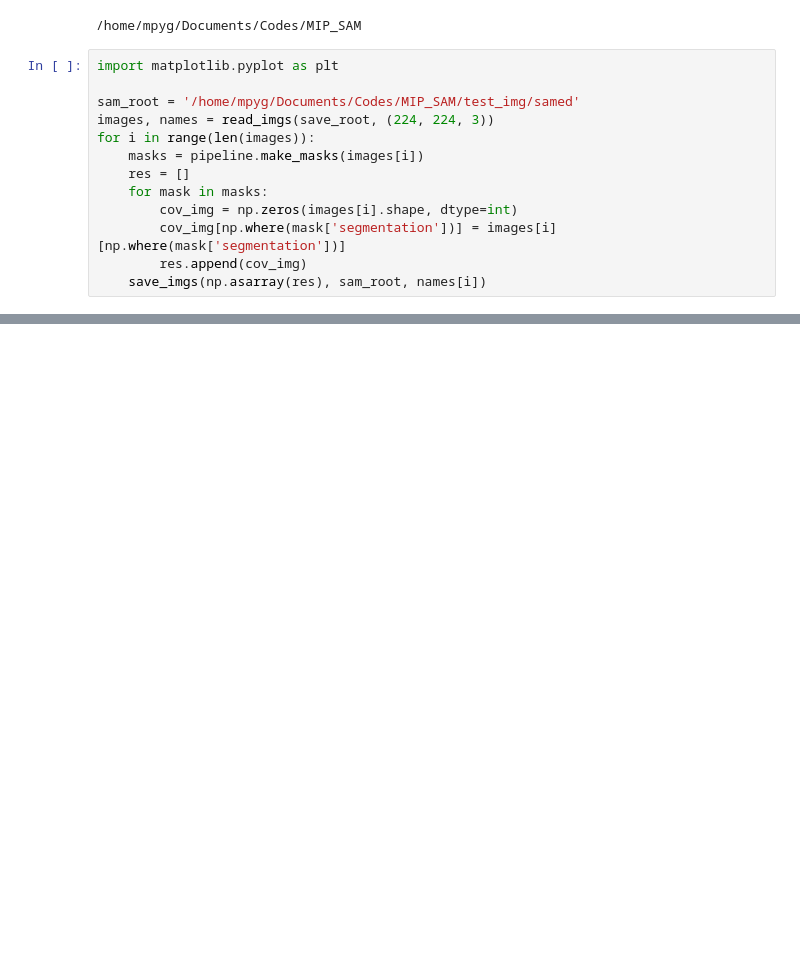
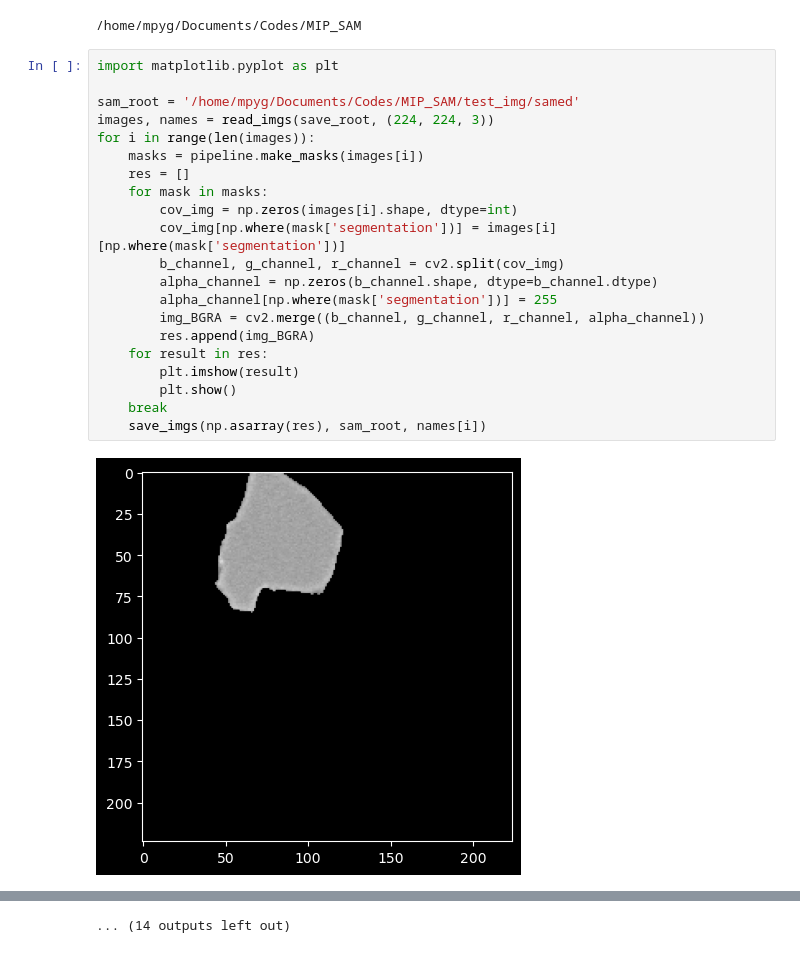
Before and after one commit to manipEgo/MIP_Course_SAM-Web-Demo, a Jupyter notebook: src/split.ipynb, the cells around one changed output, grey strips where cells are left out. Drawn from its saved outputs; the diff is of its cells as text; blank space fills up the shorter version.

```diff
--- a/src/split.ipynb
+++ b/src/split.ipynb
@@ -26,13 +26,23 @@ pipeline = Pipeline(path.join(project_path, "model/sam_vit_h_4b8939.pth"), "vit_
 # %%
 import matplotlib.pyplot as plt
 
 sam_root = '/home/mpyg/Documents/Codes/MIP_SAM/test_img/samed'
 images, names = read_imgs(save_root, (224, 224, 3))
 for i in range(len(images)):
     masks = pipeline.make_masks(images[i])
     res = []
     for mask in masks:
         cov_img = np.zeros(images[i].shape, dtype=int)
         cov_img[np.where(mask['segmentation'])] = images[i][np.where(mask['segmentation'])]
-        res.append(cov_img)
+        b_channel, g_channel, r_channel = cv2.split(cov_img)
+        alpha_channel = np.zeros(b_channel.shape, dtype=b_channel.dtype)
+        alpha_channel[np.where(mask['segmentation'])] = 255
+        img_BGRA = cv2.merge((b_channel, g_channel, r_channel, alpha_channel))
+        res.append(img_BGRA)
+    for result in res:
+        plt.imshow(result)
+        plt.show()
+    break
     save_imgs(np.asarray(res), sam_root, names[i])
+# %% [output]
+[figure, added]
@@ -38,0 +60 @@ for i in range(len(images)):
+... (14 outputs left out)
```
Also changed, not shown: parts of 2 cells of this notebook, 2 other files.
